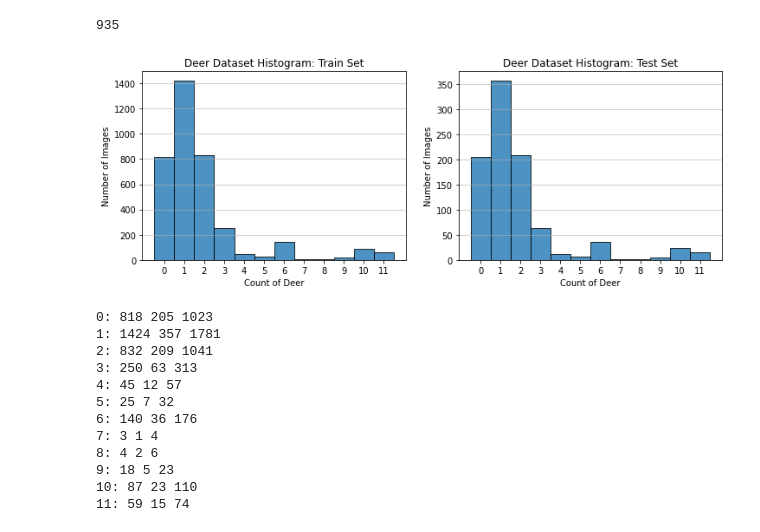
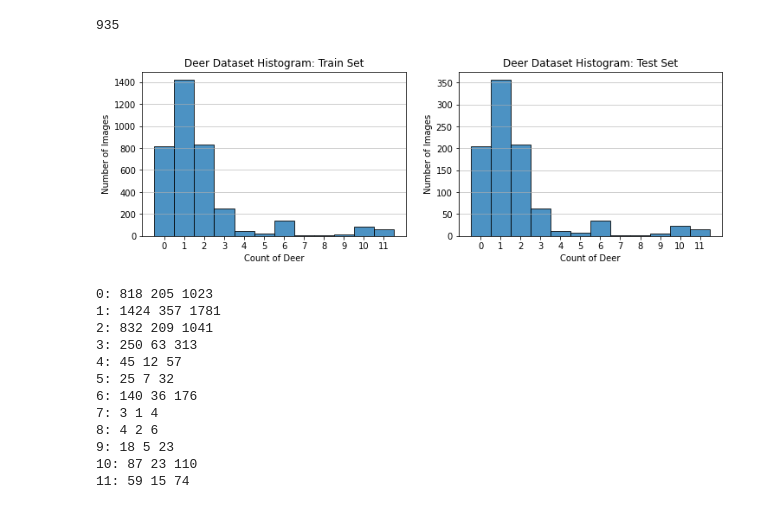
Before and after one commit to crystallcx/CrowdCounting-P2PNet, a Jupyter notebook: vis/visualise_results.ipynb, the cells around one changed output. Drawn from its saved outputs; the diff is of its cells as text; code cells hidden in the pictures.

```diff
--- a/vis/visualise_results.ipynb
+++ b/vis/visualise_results.ipynb
@@ -78,24 +78,24 @@ len(gt_test)
 935
 # %%
 #TRAINING & TESTING SET HISTOGRAM
-fig=plt.figure(figsize=[12,4])
+fig=plt.figure(figsize=[12,3.5])
 for i in range(2):
     values = list(map(int,(column(train_test[i],1))))
     hist, bin_edges = np.histogram(values, 12, range=(0, 12))
     width = (bin_edges[1] - bin_edges[0])
 
     ax=fig.add_subplot(1, 2, i+1)
     plt.setp(ax, xticks=list(set(values)))
     plt.grid(axis='y', alpha=0.75)
     plt.bar(bin_edges[:-1], hist, align='center', width=width, edgecolor='k', alpha=0.8)
     plt.title('Deer Dataset Histogram: {} Set'.format(tot[i].capitalize()))
     plt.xlabel('Count of Deer')
     plt.ylabel('Number of Images')
 
 # plt.figtext(0.3, -0.05, "a) Training Set", wrap=True, horizontalalignment='center', fontsize=12)
 # plt.figtext(0.75, -0.05, "b) Validation Set", wrap=True, horizontalalignment='center', fontsize=12)
 # %% [output]
-[figure, old version]
+[figure, new version]
 # %%
 # Display counts - don't need to run
 c_test = Counter(elem[1] for elem in gt_test)
```
Also changed, not shown: parts of 12 cells of this notebook.
